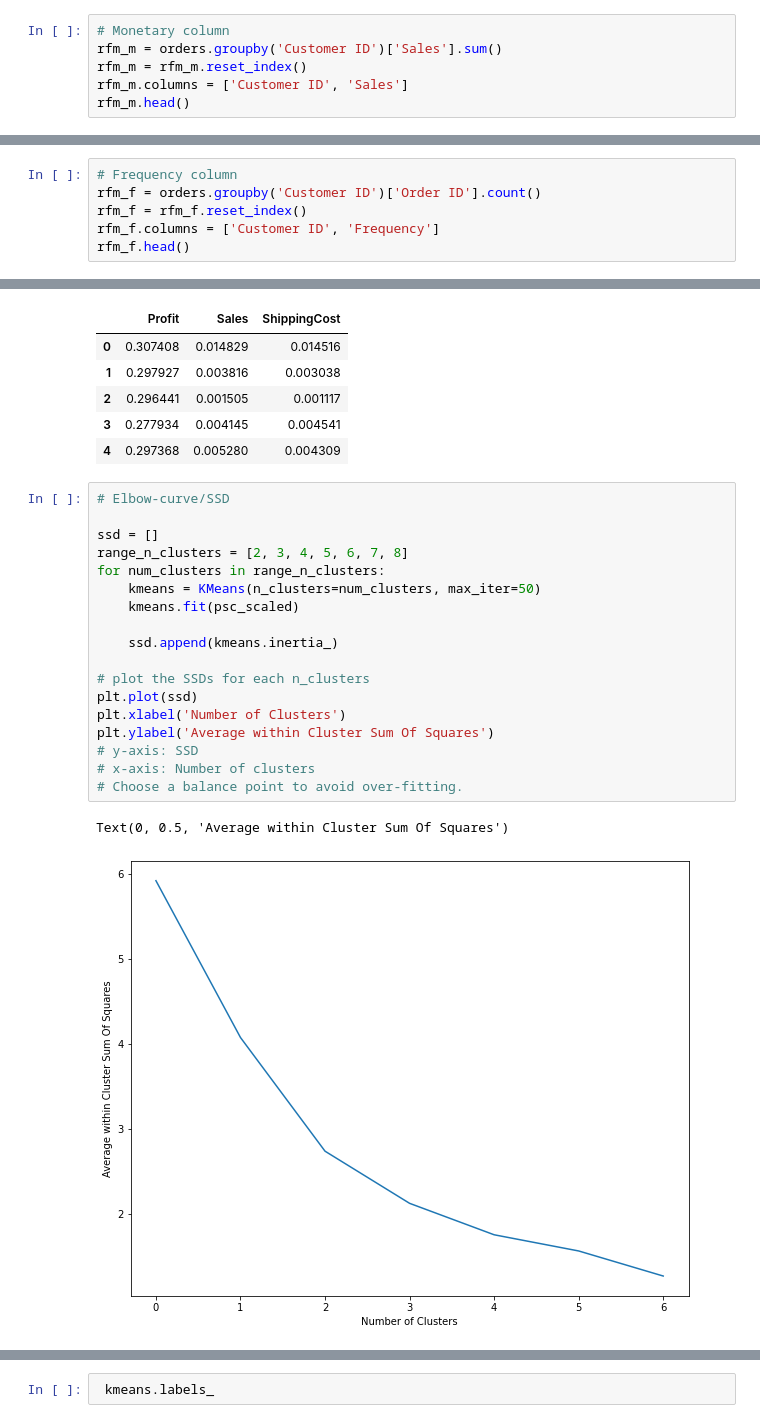
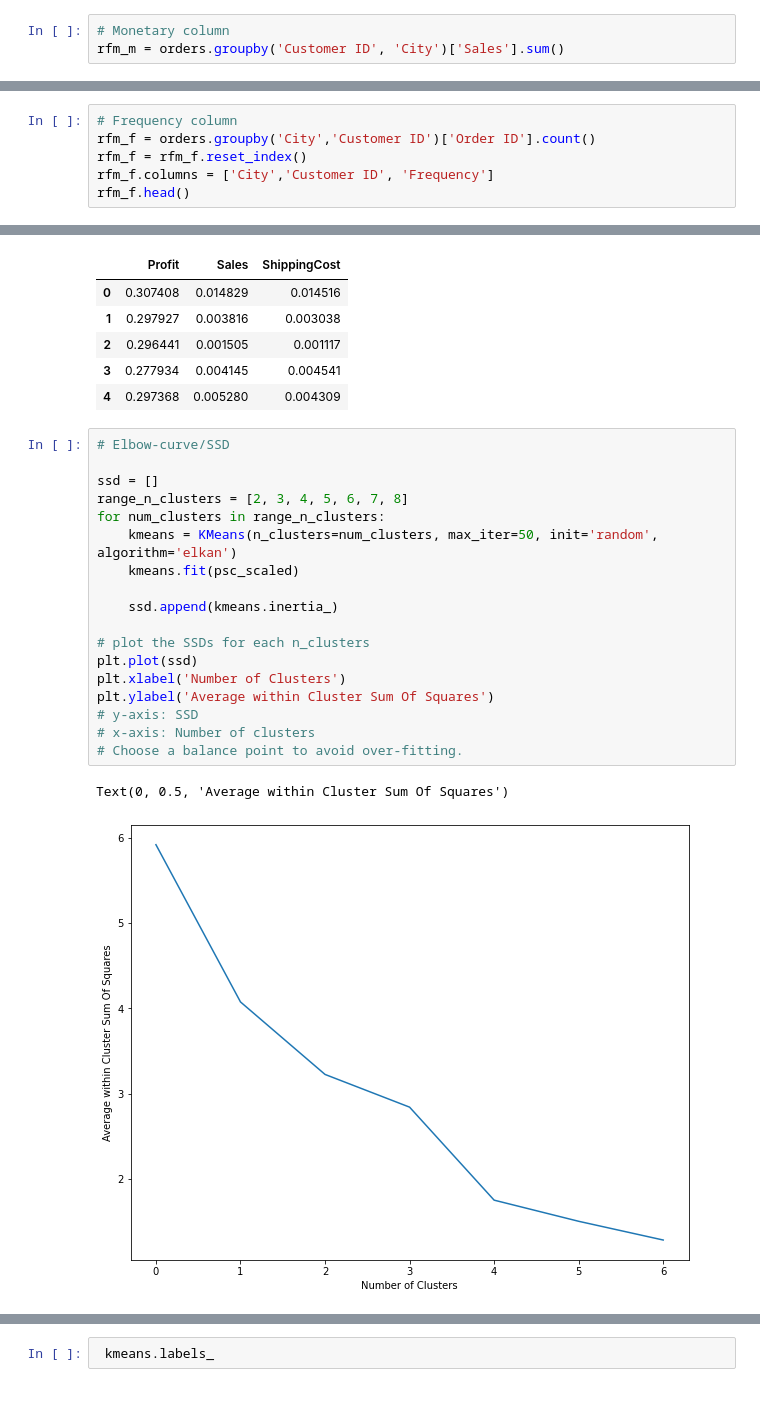
Before and after one commit to TuanDinhLe/DataMining, a Jupyter notebook: DataMining.ipynb, the cells around one changed output, grey strips where cells are left out. Cells and saved outputs as stored; diff of their text form.

```diff
--- a/DataMining.ipynb
+++ b/DataMining.ipynb
@@ -114,8 +114,5 @@ orders.shape
 # RFM
 # %%
 # Monetary column
-rfm_m = orders.groupby('Customer ID')['Sales'].sum()
-rfm_m = rfm_m.reset_index()
-rfm_m.columns = ['Customer ID', 'Sales']
-rfm_m.head()
+rfm_m = orders.groupby('Customer ID', 'City')['Sales'].sum()
 # %% [output]
@@ -128,7 +136,7 @@ rfm_m.head()
 # %%
 # Frequency column
-rfm_f = orders.groupby('Customer ID')['Order ID'].count()
+rfm_f = orders.groupby('City','Customer ID')['Order ID'].count()
 rfm_f = rfm_f.reset_index()
-rfm_f.columns = ['Customer ID', 'Frequency']
+rfm_f.columns = ['City','Customer ID', 'Frequency']
 rfm_f.head()
 # %% [output]
@@ -638,24 +641,24 @@ psc_scaled.head()
 # %%
 # Elbow-curve/SSD
 
 ssd = []
 range_n_clusters = [2, 3, 4, 5, 6, 7, 8]
 for num_clusters in range_n_clusters:
-    kmeans = KMeans(n_clusters=num_clusters, max_iter=50)
+    kmeans = KMeans(n_clusters=num_clusters, max_iter=50, init='random', algorithm='elkan')
     kmeans.fit(psc_scaled)
 
     ssd.append(kmeans.inertia_)
 
 # plot the SSDs for each n_clusters
 plt.plot(ssd)
 plt.xlabel('Number of Clusters')
 plt.ylabel('Average within Cluster Sum Of Squares')
 # y-axis: SSD
 # x-axis: Number of clusters
 # Choose a balance point to avoid over-fitting.
 # %% [output]
 Text(0, 0.5, 'Average within Cluster Sum Of Squares')
-[figure, old version]
+[figure, new version]
 # %%
 # Silhouette analysis
 range_n_clusters = [2, 3, 4, 5, 6, 7, 8]
```
Also changed, not shown: parts of 28 cells of this notebook, 1 other file.
